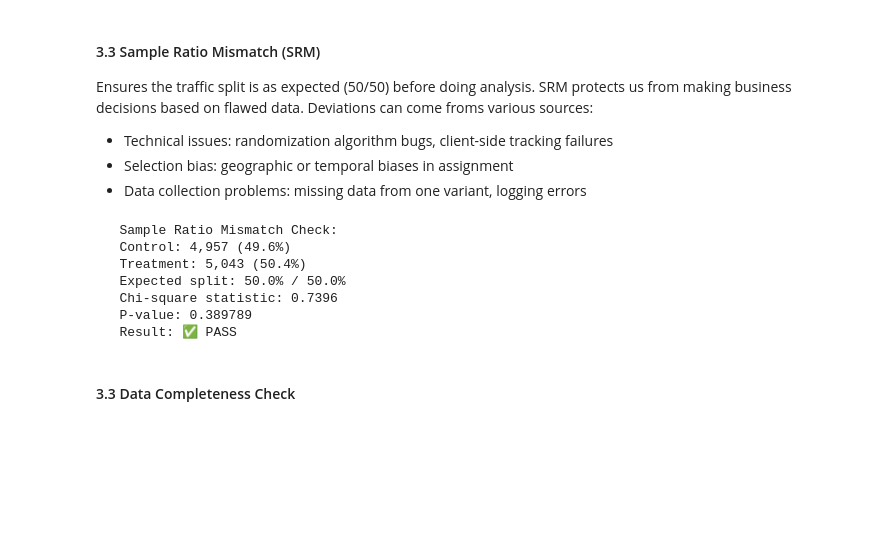
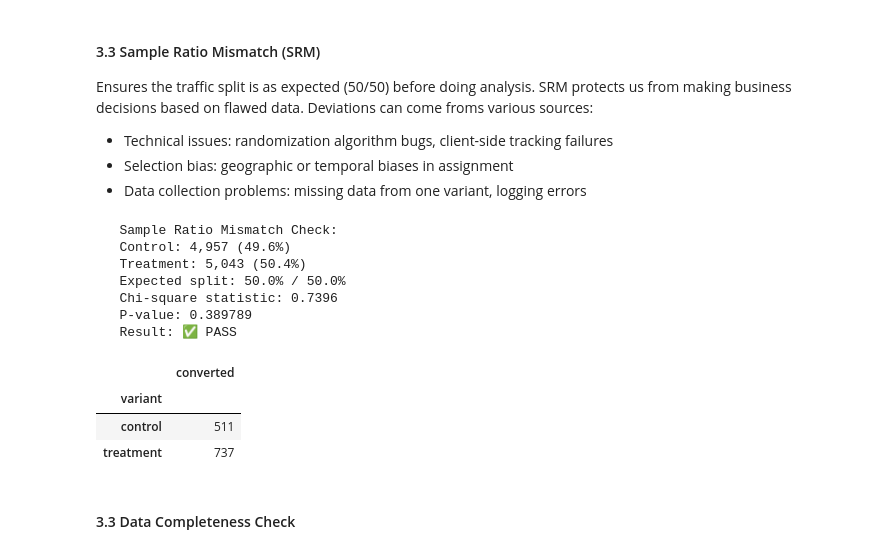
Before and after one commit to KEVIN-VN642/A_B-Testing, a Jupyter notebook: notebook.ipynb, the cells around one changed output. Cells and saved outputs as stored; diff of their text form; code cells hidden in the pictures; blank space fills up the shorter version.

```diff
--- a/notebook.ipynb
+++ b/notebook.ipynb
@@ -193,6 +193,13 @@ print(f"   Result: {'✅ PASS' if p_value > detection_sensitivity else '❌ FAIL
    Chi-square statistic: 0.7396
    P-value: 0.389789
    Result: ✅ PASS
+# %%
+df.groupby('variant').agg({'converted': 'sum'})
+# %% [output]
+|  | converted |
+| variant |  |
+| control | 511 |
+| treatment | 737 |
 # %% [markdown]
 #### 3.3 Data Completeness Check
 # %%
```
Also changed, not shown: parts of 10 cells of this notebook, 1 other file.
